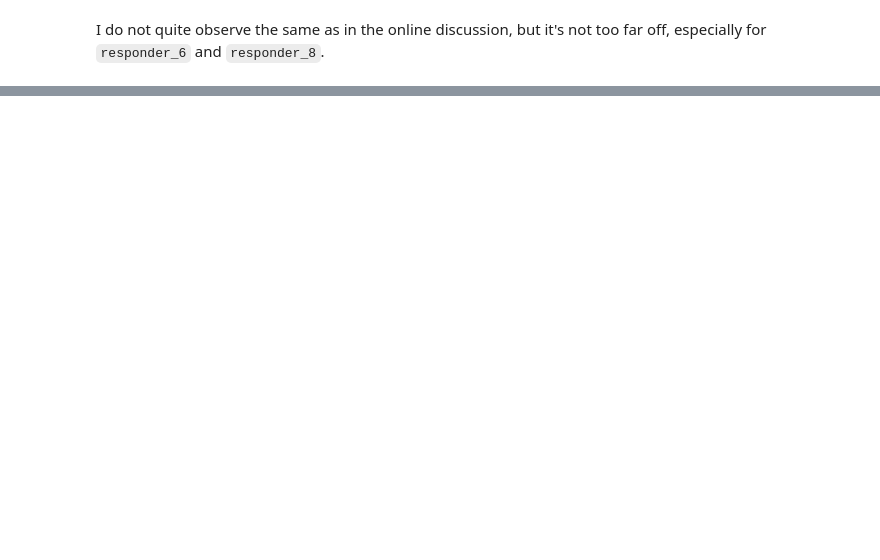
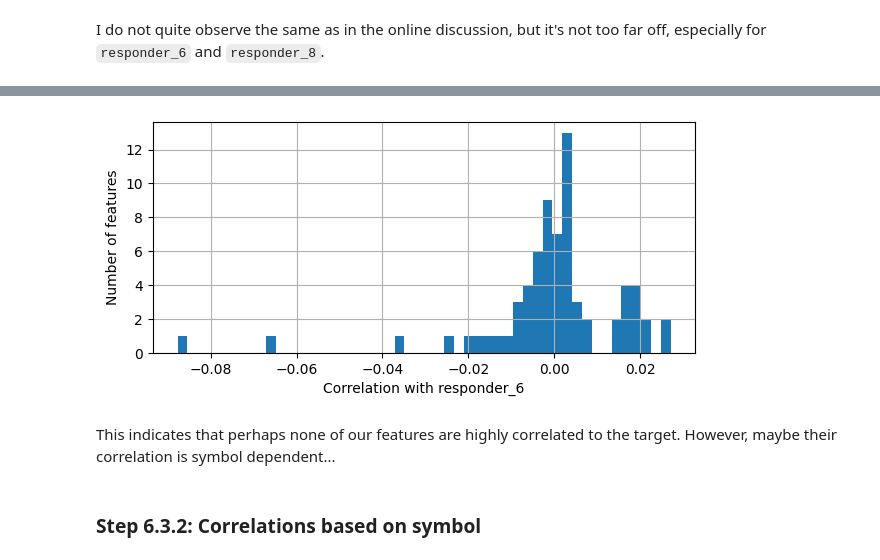
Before and after one commit to victorventuri/kaggle_play, a Jupyter notebook: jane_street_2025/understanding_data.ipynb, the cells around one changed output, grey strips where cells are left out. Cells and saved outputs as stored; diff of their text form; code cells hidden in the pictures; blank space fills up the shorter version.

```diff
--- a/jane_street_2025/understanding_data.ipynb
+++ b/jane_street_2025/understanding_data.ipynb
@@ -120,6 +120,7 @@ feature_cols = [f"feature_{i:02d}" for i in range(79)]
 
 # compute fraction of NaNs per feature
 nan_fraction_per_feature = train_0[feature_cols].isna().mean()
+nan_fraction_per_feature.sort_values(ascending=False, inplace=True)
 
 # display nicely
 for feature, frac in nan_fraction_per_feature.items():
@@ -455,0 +583,11 @@ I do not quite observe the same as in the online discussion, but it's not too fa
+# %%
+bad_feats = []
+
+for feature in feature_cols:
+    if np.allclose(nan_fraction_per_feature[feature], 1):
+        bad_feats.append(feature)
+
+for bad_feat in bad_feats:
+    feature_cols.remove(bad_feat)
+
+print(f'Remaining features: {len(feature_cols)}')
@@ -455,0 +709,2 @@ I do not quite observe the same as in the online discussion, but it's not too fa
+# %%
+feature_correlations = train_0[feature_cols + ['responder_6']].corr()
@@ -455,0 +713,4 @@ I do not quite observe the same as in the online discussion, but it's not too fa
+# %%
+feats_corr_with_target = feature_correlations['responder_6'].drop('responder_6')
+feats_corr_with_target.sort_values(ascending=False, inplace=True)
+feats_corr_with_target.describe()
@@ -455,0 +727,15 @@ I do not quite observe the same as in the online discussion, but it's not too fa
+# %%
+ax = feats_corr_with_target.hist(bins=50)
+
+ax.set_ylabel('Number of features')
+ax.set_xlabel('Correlation with responder_6')
+
+fig = ax.get_figure()
+fig.set_figheight(3)
+fig.set_figwidth(7)
+# %% [output]
+[figure, added]
+# %% [markdown]
+This indicates that perhaps none of our features are highly correlated to the target. However, maybe their correlation is symbol dependent...
+# %% [markdown]
+### Step 6.3.2: Correlations based on symbol
```
Also changed, not shown: parts of 49 cells of this notebook.
